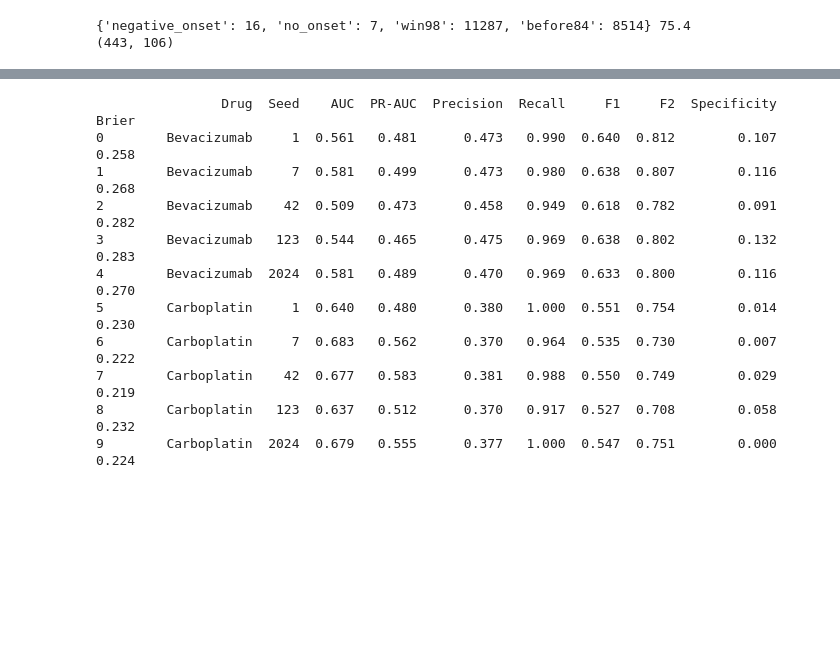
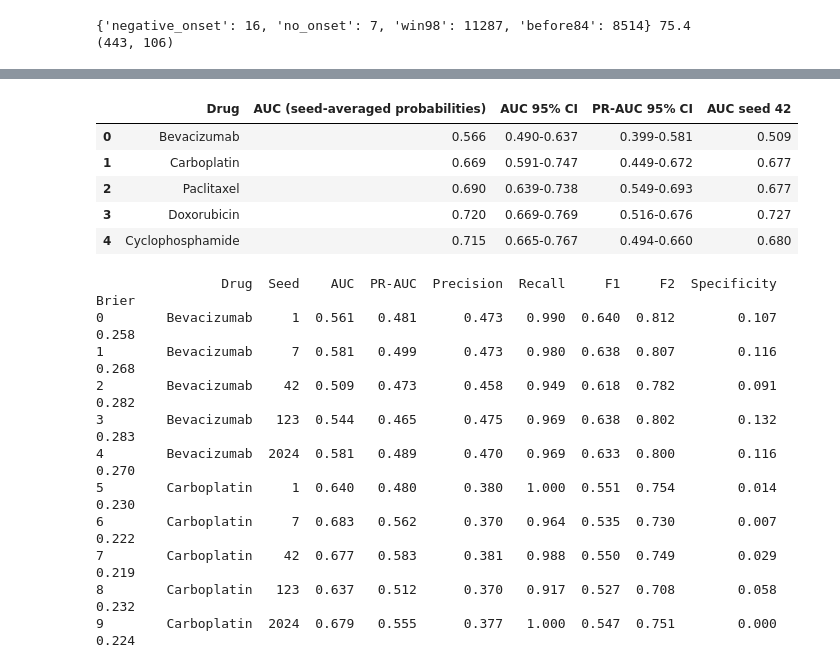
Before and after one commit to sama6064/RAQEEB_AI, a Jupyter notebook: RAQEEB.ipynb, the cells around one changed output, grey strips where cells are left out. Cells and saved outputs as stored; diff of their text form; code cells hidden in the pictures; blank space fills up the shorter version.

```diff
--- a/RAQEEB.ipynb
+++ b/RAQEEB.ipynb
@@ -273,6 +274,28 @@ table2
 | 2 | Paclitaxel | 437 | 0.453 | 0.681 ± 0.009 | 0.607 ± 0.016 | 0.466 ± 0.004 | 0.966 ± 0.014 | 0.629 ± 0.004 | 0.795 ± 0.008 | 0.085 ± 0.021 | ... |
 | 3 | Doxorubicin | 399 | 0.391 | 0.708 ± 0.012 | 0.580 ± 0.019 | 0.432 ± 0.019 | 0.958 ± 0.010 | 0.595 ± 0.018 | 0.770 ± 0.011 | 0.190 ± 0.066 | ... |
 | 4 | Cyclophosphamide | 402 | 0.383 | 0.700 ± 0.013 | 0.558 ± 0.017 | 0.439 ± 0.010 | 0.943 ± 0.008 | 0.599 ± 0.010 | 0.767 ± 0.009 | 0.250 ± 0.031 | ... |
+# %%
+rows = []
+for d, name in DRUGS.items():
+    runs = [FN[(d, s)] for s in SEEDS]
+    oof = pd.concat([pd.DataFrame({"idx": r["idx"], "y": r["y"], "p": r["p"]}) for r in runs])
+    avg = oof.groupby("idx").agg(y=("y", "first"), p=("p", "mean"))
+    y, p = avg["y"].values, avg["p"].values
+    a = boot_ci(y, p, roc_auc_score)
+    b = boot_ci(y, p, average_precision_score)
+    rows.append({"Drug": name, "AUC (seed-averaged probabilities)": round(roc_auc_score(y, p), 3),
+                 "AUC 95% CI": f"{a[0]:.3f}-{a[1]:.3f}", "PR-AUC 95% CI": f"{b[0]:.3f}-{b[1]:.3f}",
+                 "AUC seed 42": round(FN[(d, 42)]["AUC"], 3)})
+ci_avg = pd.DataFrame(rows)
+res["ci_seed_averaged"] = ci_avg.to_dict("records")
+ci_avg
+# %% [output]
+|  | Drug | AUC (seed-averaged probabilities) | AUC 95% CI | PR-AUC 95% CI | AUC seed 42 |
+| 0 | Bevacizumab | 0.566 | 0.490-0.637 | 0.399-0.581 | 0.509 |
+| 1 | Carboplatin | 0.669 | 0.591-0.747 | 0.449-0.672 | 0.677 |
+| 2 | Paclitaxel | 0.690 | 0.639-0.738 | 0.549-0.693 | 0.677 |
+| 3 | Doxorubicin | 0.720 | 0.669-0.769 | 0.516-0.676 | 0.727 |
+| 4 | Cyclophosphamide | 0.715 | 0.665-0.767 | 0.494-0.660 | 0.680 |
 # %%
 by_seed = pd.DataFrame([{"Drug": DRUGS[d], "Seed": s, **{m: round(FN[(d, s)][m], 3) for m in METRICS}} for d in DRUGS for s in SEEDS])
 res["fully_nested_by_seed"] = by_seed.to_dict("records")
```
Also changed, not shown: parts of 5 cells of this notebook, 1 other file.
